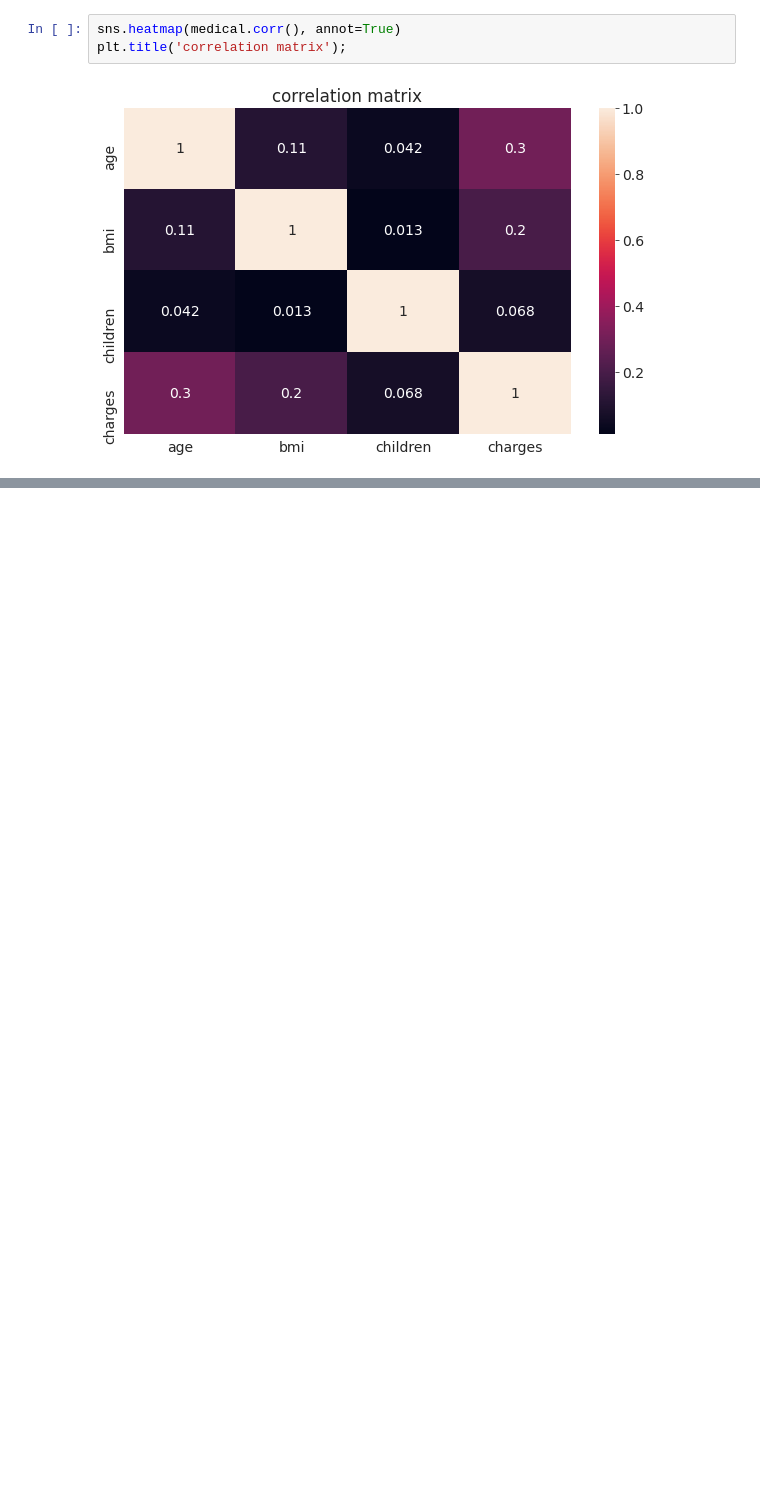
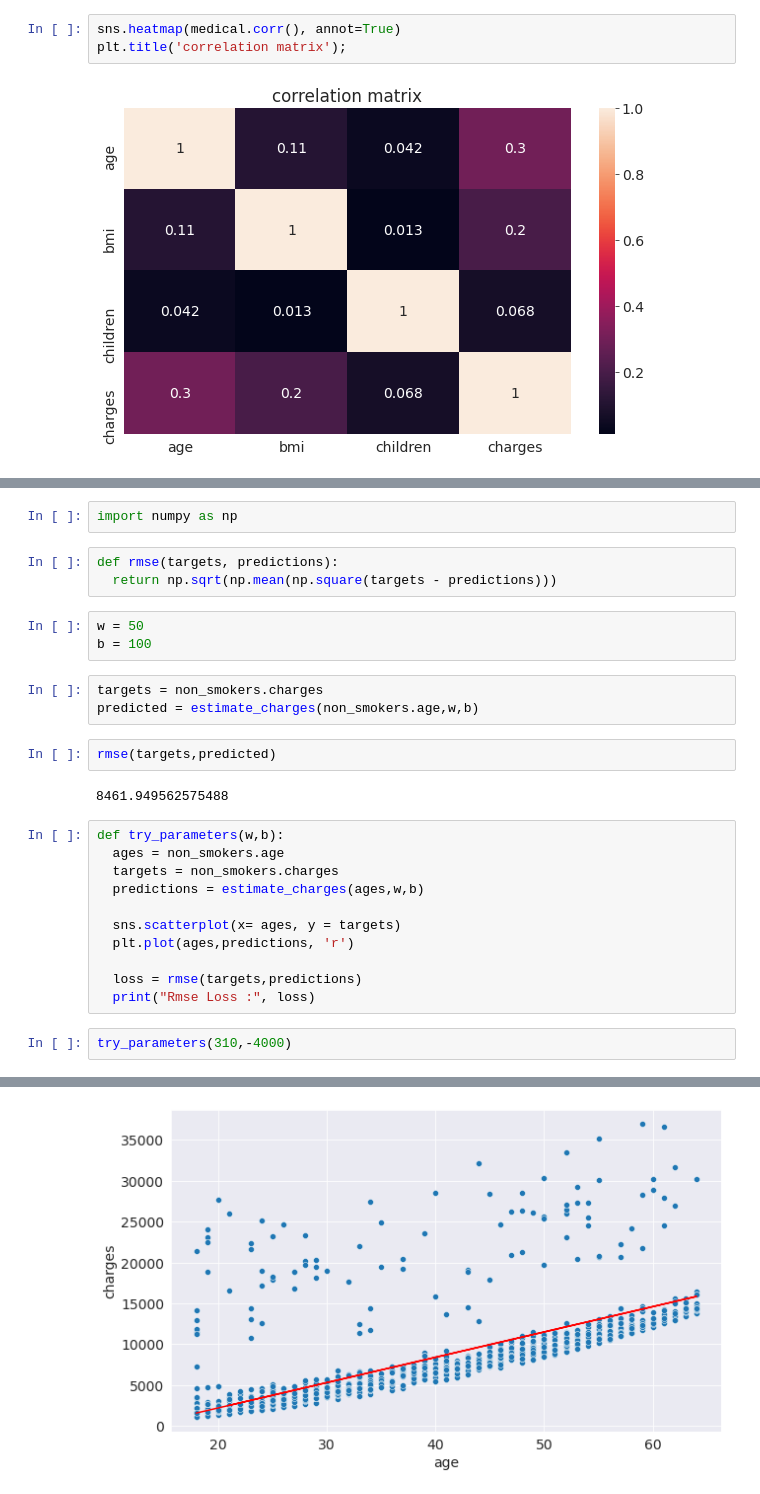
Before and after one commit to heyrobin/Medical-Expenses--ML, a Jupyter notebook: Predicting_Medical_Expenses_using_Linear_Regression.ipynb, the cells around one changed output, grey strips where cells are left out. Cells and saved outputs as stored; diff of their text form; blank space fills up the shorter version.

```diff
--- a/Predicting_Medical_Expenses_using_Linear_Regression.ipynb
+++ b/Predicting_Medical_Expenses_using_Linear_Regression.ipynb
@@ -299,0 +356,29 @@ plt.title('correlation matrix');
+# %%
+import numpy as np
+# %%
+def rmse(targets, predictions):
+  return np.sqrt(np.mean(np.square(targets - predictions)))
+# %%
+w = 50
+b = 100
+# %%
+targets = non_smokers.charges
+predicted = estimate_charges(non_smokers.age,w,b)
+# %%
+rmse(targets,predicted)
+# %% [output]
+8461.949562575488
+# %%
+def try_parameters(w,b):
+  ages = non_smokers.age
+  targets = non_smokers.charges
+  predictions = estimate_charges(ages,w,b)
+
+  sns.scatterplot(x= ages, y = targets)
+  plt.plot(ages,predictions, 'r')
+
+  loss = rmse(targets,predictions)
+  print("Rmse Loss :", loss)
+# %%
+try_parameters(310,-4000)
+# %% [output]
@@ -299,0 +386 @@ plt.title('correlation matrix');
+[figure, added]
```
Also changed, not shown: parts of 16 cells of this notebook.
